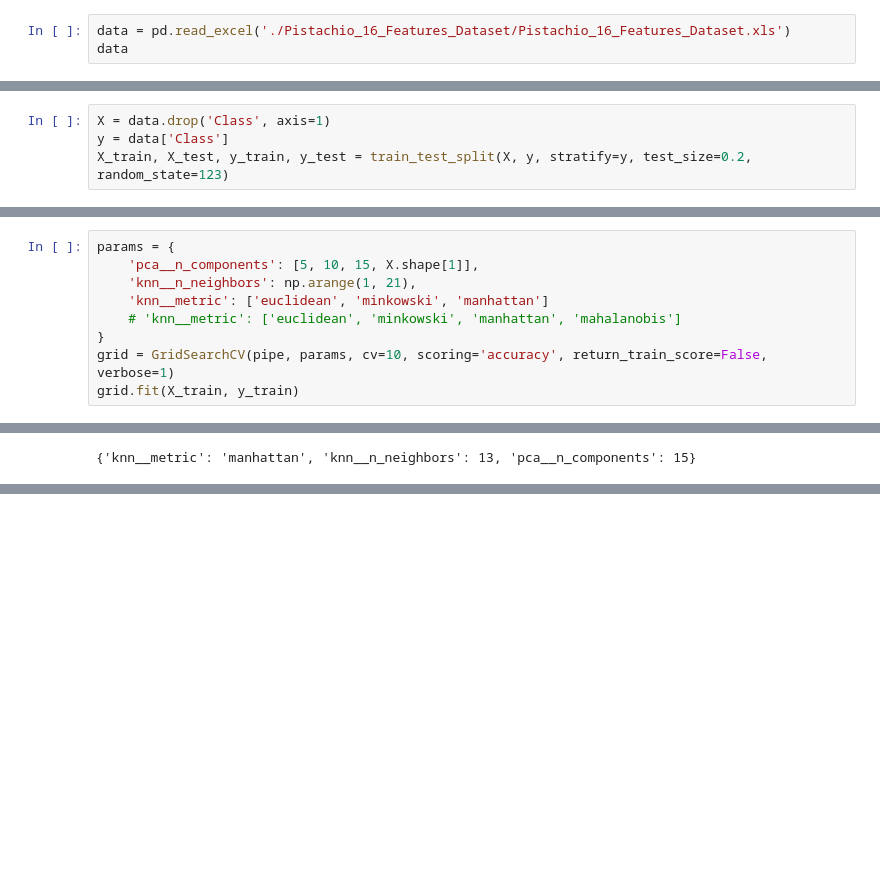
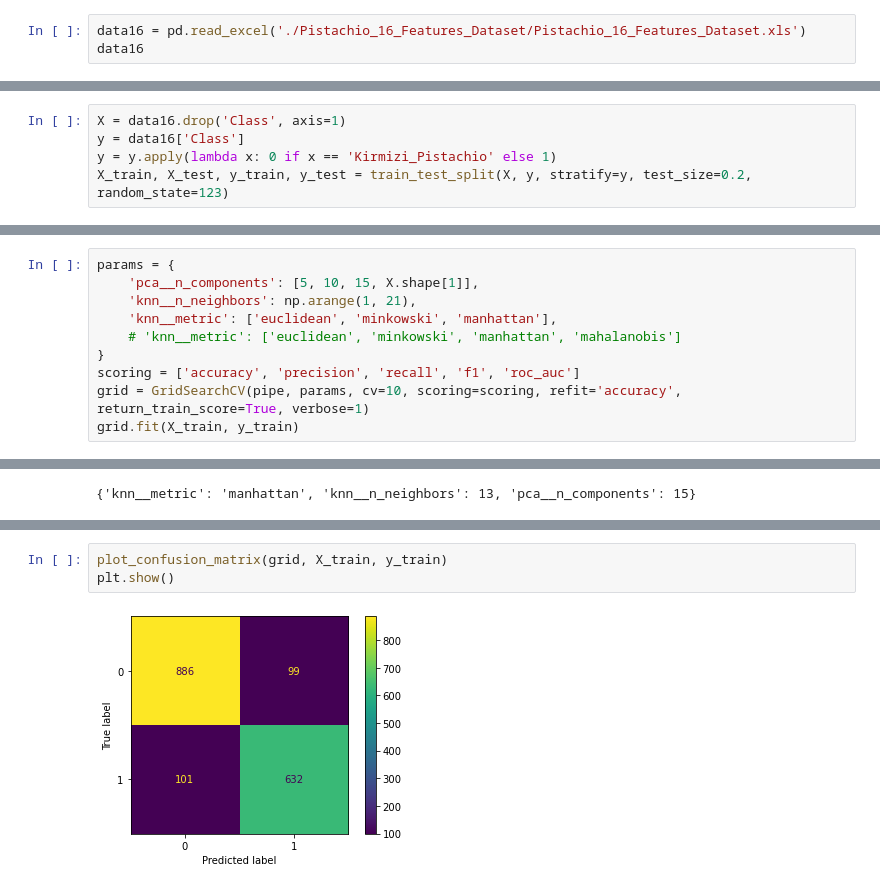
Before and after one commit to rafero1/ama2022-pistachio, a Jupyter notebook: knn.ipynb, the cells around one changed output, grey strips where cells are left out. Saved outputs shown, nothing was run; the diff lists cells and outputs as text; blank space fills up the shorter version.

Commit message:
adds some of the train / test metrics results

```diff
--- a/knn.ipynb
+++ b/knn.ipynb
@@ -10,8 +10,8 @@ from sklearn.preprocessing import Normalizer, StandardScaler
 from sklearn.pipeline import Pipeline
 from sklearn.decomposition import PCA
 # %%
-data = pd.read_excel('./Pistachio_16_Features_Dataset/Pistachio_16_Features_Dataset.xls')
-data
+data16 = pd.read_excel('./Pistachio_16_Features_Dataset/Pistachio_16_Features_Dataset.xls')
+data16
 # %% [output]
 |  | AREA | PERIMETER | MAJOR_AXIS | MINOR_AXIS | ECCENTRICITY | EQDIASQ | SOLIDITY | CONVEX_AREA | EXTENT | ... |
 | 0 | 63391 | 1568.4050 | 390.3396 | 236.7461 | 0.7951 | 284.0984 | 0.8665 | 73160 | 0.6394 | ... |
@@ -27,7 +27,8 @@ data
 | 2147 | 78466 | 2356.9080 | 445.9131 | 258.5125 | 0.8148 | 316.0791 | 0.8662 | 90591 | 0.6123 | ... |
 2148 rows × 17 columns
 # %%
-X = data.drop('Class', axis=1)
-y = data['Class']
+X = data16.drop('Class', axis=1)
+y = data16['Class']
+y = y.apply(lambda x: 0 if x == 'Kirmizi_Pistachio' else 1)
 X_train, X_test, y_train, y_test = train_test_split(X, y, stratify=y, test_size=0.2, random_state=123)
 # %%
@@ -39,9 +43,10 @@ pipe = Pipeline(steps=[('scaler', scaler), ('pca', pca), ('knn', knn)])
 params = {
     'pca__n_components': [5, 10, 15, X.shape[1]],
     'knn__n_neighbors': np.arange(1, 21),
-    'knn__metric': ['euclidean', 'minkowski', 'manhattan']
+    'knn__metric': ['euclidean', 'minkowski', 'manhattan'],
     # 'knn__metric': ['euclidean', 'minkowski', 'manhattan', 'mahalanobis']
 }
-grid = GridSearchCV(pipe, params, cv=10, scoring='accuracy', return_train_score=False, verbose=1)
+scoring = ['accuracy', 'precision', 'recall', 'f1', 'roc_auc']
+grid = GridSearchCV(pipe, params, cv=10, scoring=scoring, refit='accuracy', return_train_score=True, verbose=1)
 grid.fit(X_train, y_train)
 # %% [output]
@@ -67,0 +89,5 @@ accuracy_score(y_test, y_pred)
+# %%
+plot_confusion_matrix(grid, X_train, y_train)
+plt.show()
+# %% [output]
+[figure, added]
```
Also changed, not shown: parts of 8 cells of this notebook.
